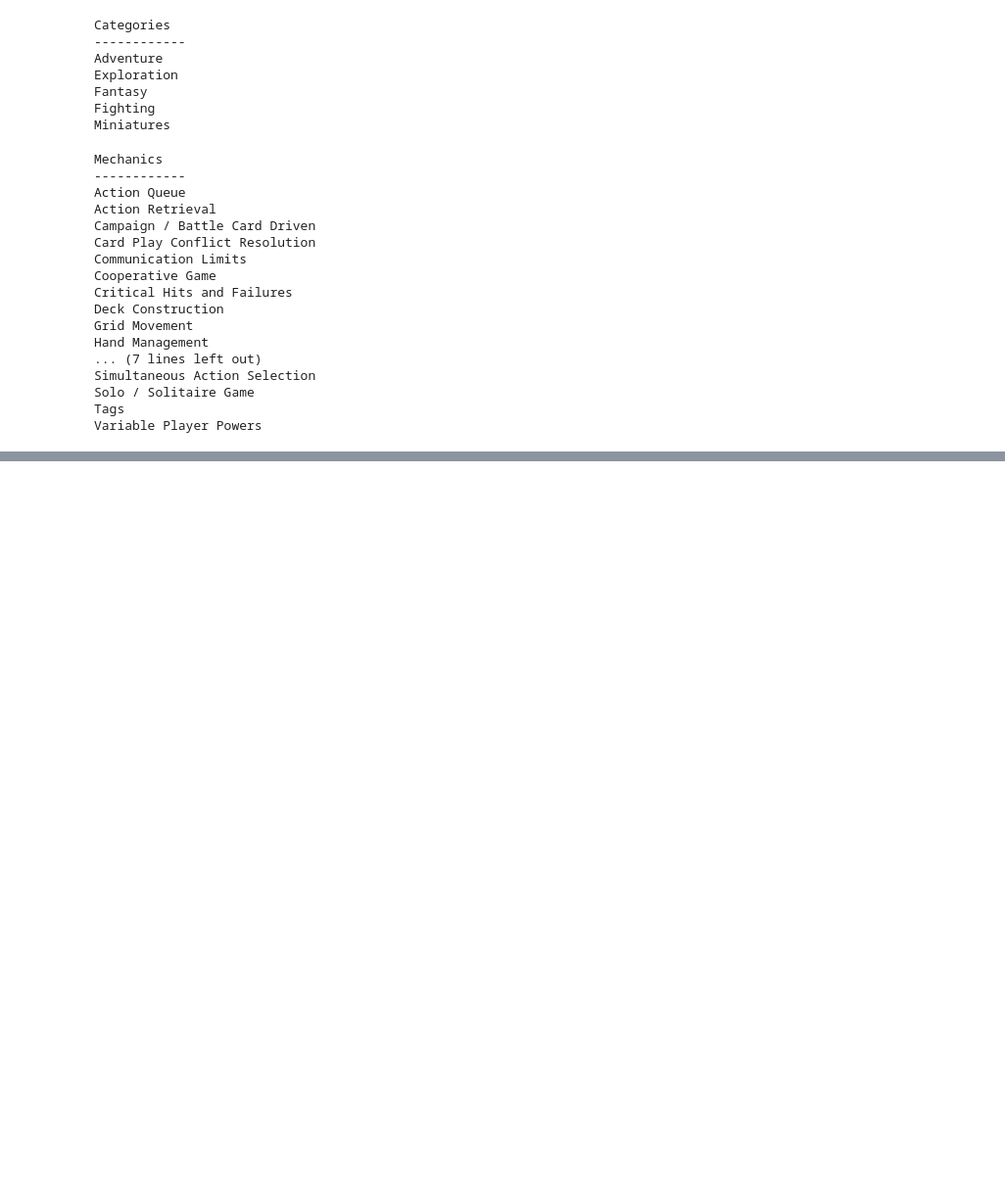
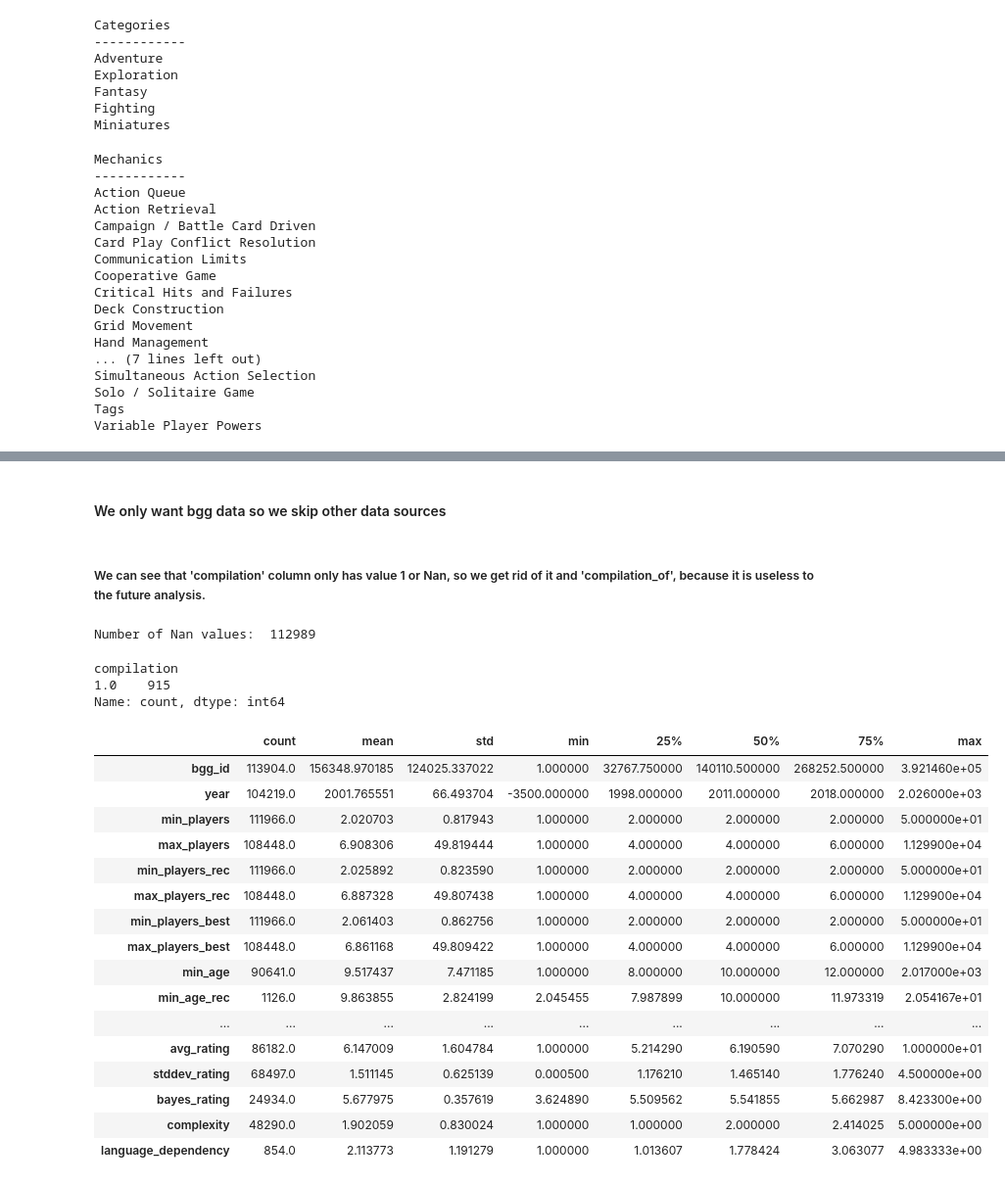
Before and after one commit to Paulaszka/book_recommender_system_new, a Jupyter notebook: notebook_1.ipynb, the cells around one changed output, grey strips where cells are left out. Shown at 98% size. Saved outputs shown, nothing was run; the diff lists cells and outputs as text; code cells hidden in the pictures; blank space fills up the shorter version.

```diff
--- a/notebook_1.ipynb
+++ b/notebook_1.ipynb
@@ -271,0 +250,2 @@ df_merged.head(3)
+# %% [markdown]
+#### We only want bgg data so we skip other data sources
@@ -271,0 +254,11 @@ df_merged.head(3)
+# %% [markdown]
+##### We can see that 'compilation' column only has value 1 or Nan, so we get rid of it and 'compilation_of', because it is useless to the future analysis.
+# %%
+print('Number of Nan values: ', df['compilation'].isna().sum())
+
+df['compilation'].value_counts()
+# %% [output]
+Number of Nan values:  112989
+compilation
+1.0    915
+Name: count, dtype: int64
@@ -271,0 +267,20 @@ df_merged.head(3)
+# %%
+df.describe().T
+# %% [output]
+|  | count | mean | std | min | 25% | 50% | 75% | max |
+| bgg_id | 113904.0 | 156348.970185 | 124025.337022 | 1.000000 | 32767.750000 | 140110.500000 | 268252.500000 | 3.921460e+05 |
+| year | 104219.0 | 2001.765551 | 66.493704 | -3500.000000 | 1998.000000 | 2011.000000 | 2018.000000 | 2.026000e+03 |
+| min_players | 111966.0 | 2.020703 | 0.817943 | 1.000000 | 2.000000 | 2.000000 | 2.000000 | 5.000000e+01 |
+| max_players | 108448.0 | 6.908306 | 49.819444 | 1.000000 | 4.000000 | 4.000000 | 6.000000 | 1.129900e+04 |
+| min_players_rec | 111966.0 | 2.025892 | 0.823590 | 1.000000 | 2.000000 | 2.000000 | 2.000000 | 5.000000e+01 |
+| max_players_rec | 108448.0 | 6.887328 | 49.807438 | 1.000000 | 4.000000 | 4.000000 | 6.000000 | 1.129900e+04 |
+| min_players_best | 111966.0 | 2.061403 | 0.862756 | 1.000000 | 2.000000 | 2.000000 | 2.000000 | 5.000000e+01 |
+| max_players_best | 108448.0 | 6.861168 | 49.809422 | 1.000000 | 4.000000 | 4.000000 | 6.000000 | 1.129900e+04 |
+| min_age | 90641.0 | 9.517437 | 7.471185 | 1.000000 | 8.000000 | 10.000000 | 12.000000 | 2.017000e+03 |
+| min_age_rec | 1126.0 | 9.863855 | 2.824199 | 2.045455 | 7.987899 | 10.000000 | 11.973319 | 2.054167e+01 |
+| ... | ... | ... | ... | ... | ... | ... | ... | ... |
+| avg_rating | 86182.0 | 6.147009 | 1.604784 | 1.000000 | 5.214290 | 6.190590 | 7.070290 | 1.000000e+01 |
+| stddev_rating | 68497.0 | 1.511145 | 0.625139 | 0.000500 | 1.176210 | 1.465140 | 1.776240 | 4.500000e+00 |
+| bayes_rating | 24934.0 | 5.677975 | 0.357619 | 3.624890 | 5.509562 | 5.541855 | 5.662987 | 8.423300e+00 |
+| complexity | 48290.0 | 1.902059 | 0.830024 | 1.000000 | 1.000000 | 2.000000 | 2.414025 | 5.000000e+00 |
+| language_dependency | 854.0 | 2.113773 | 1.191279 | 1.000000 | 1.013607 | 1.778424 | 3.063077 | 4.983333e+00 |
```
Also changed, not shown: parts of 23 cells of this notebook.
